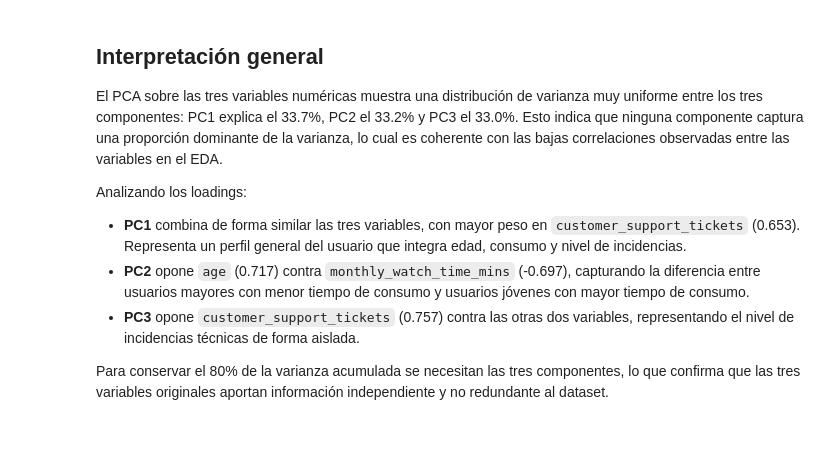
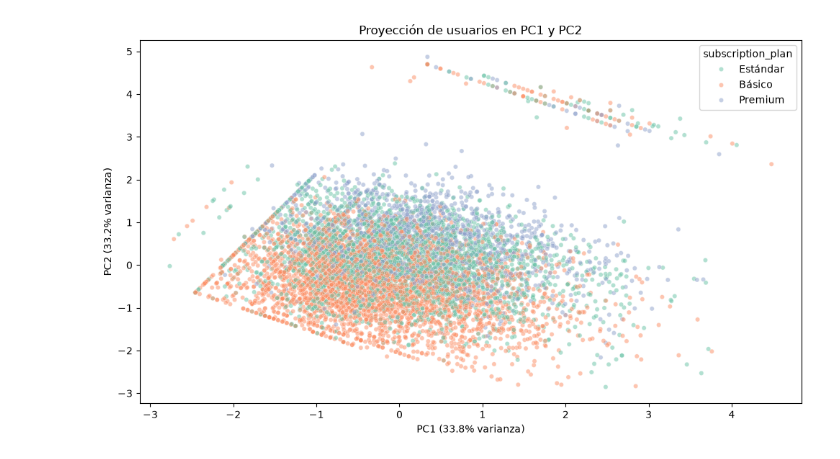
Before and after one commit to saracarolinalombardi-coder/PI_Mineria_Datos_1, a Jupyter notebook: notebooks/04_pca.ipynb, the cells around one changed output. Drawn from its saved outputs; the diff is of its cells as text; code cells hidden in the pictures.

```diff
--- a/notebooks/04_pca.ipynb
+++ b/notebooks/04_pca.ipynb
@@ -119,0 +165,13 @@ plt.show()
+# %%
+# Proyectamos a 2 componentes para visualización
+pca_2d = PCA(n_components=2)
+X_pca = pca_2d.fit_transform(X_scaled)
+
+# Loadings: cuánto aporta cada variable original a PC1 y PC2
+loadings = pd.DataFrame(
+    pca_2d.components_.T,
+    index=variables,
+    columns=['PC1', 'PC2']
+)
+print("=== Loadings (contribución de cada variable) ===")
+print(loadings.round(3))
@@ -122,14 +185,0 @@ plt.show()
-# %%
-# Proyectamos los datos en las dos primeras componentes
-X_pca = pca.transform(X_scaled)
-
-plt.figure(figsize=(10, 6))
-scatter = plt.scatter(X_pca[:, 0], X_pca[:, 1],
-                      c=df['monthly_watch_time_mins'],
-                      cmap='coolwarm', alpha=0.4, s=10)
-plt.colorbar(scatter, label='Tiempo de visualización (min)')
-plt.xlabel('Componente Principal 1')
-plt.ylabel('Componente Principal 2')
-plt.title('Proyección de usuarios en PC1 y PC2')
-plt.tight_layout()
-plt.show()
@@ -159,22 +186,17 @@ customer_support_tickets  0.653 -0.008  0.757
-# %% [markdown]
-## Interpretación general
-
-El PCA sobre las tres variables numéricas muestra una distribución
-de varianza muy uniforme entre los tres componentes: PC1 explica el 33.7%,
-PC2 el 33.2% y PC3 el 33.0%. Esto indica que ninguna componente captura
-una proporción dominante de la varianza, lo cual es coherente con las
-bajas correlaciones observadas entre las variables en el EDA.
-
-Analizando los loadings:
-- **PC1** combina de forma similar las tres variables, con mayor peso en
-  `customer_support_tickets` (0.653). Representa un perfil general del usuario
-  que integra edad, consumo y nivel de incidencias.
-- **PC2** opone `age` (0.717) contra `monthly_watch_time_mins` (-0.697),
-  capturando la diferencia entre usuarios mayores con menor tiempo de consumo
-  y usuarios jóvenes con mayor tiempo de consumo.
-- **PC3** opone `customer_support_tickets` (0.757) contra las otras dos
-  variables, representando el nivel de incidencias técnicas de forma aislada.
-
-Para conservar el 80% de la varianza acumulada se necesitan las tres
-componentes, lo que confirma que las tres variables originales aportan
-información independiente y no redundante al dataset.
+# %%
+df_pca = pd.DataFrame(X_pca, columns=['PC1', 'PC2'])
+df_pca['subscription_plan'] = df['subscription_plan'].values
+
+fig, ax = plt.subplots(figsize=(10, 6))
+sns.scatterplot(
+    data=df_pca, x='PC1', y='PC2',
+    hue='subscription_plan', palette='Set2',
+    alpha=0.5, s=20, ax=ax
+)
+ax.set_xlabel(f"PC1 ({pca_2d.explained_variance_ratio_[0]*100:.1f}% varianza)")
+ax.set_ylabel(f"PC2 ({pca_2d.explained_variance_ratio_[1]*100:.1f}% varianza)")
+ax.set_title('Proyección de usuarios en PC1 y PC2')
+plt.tight_layout()
+plt.show()
+# %% [output]
+[figure, added]
```
Also changed, not shown: parts of 20 cells of this notebook.
